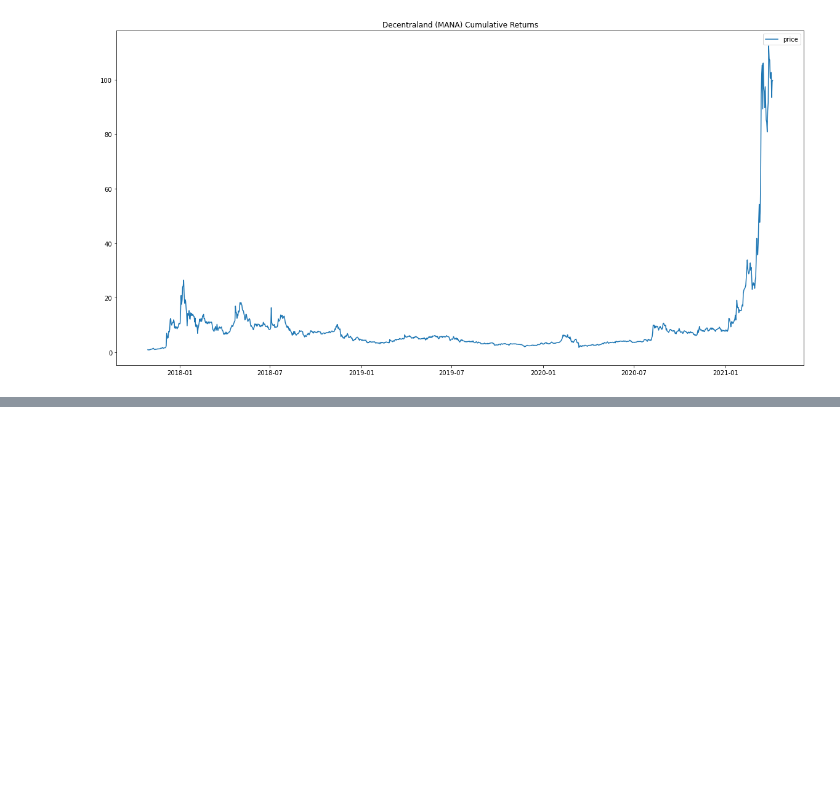
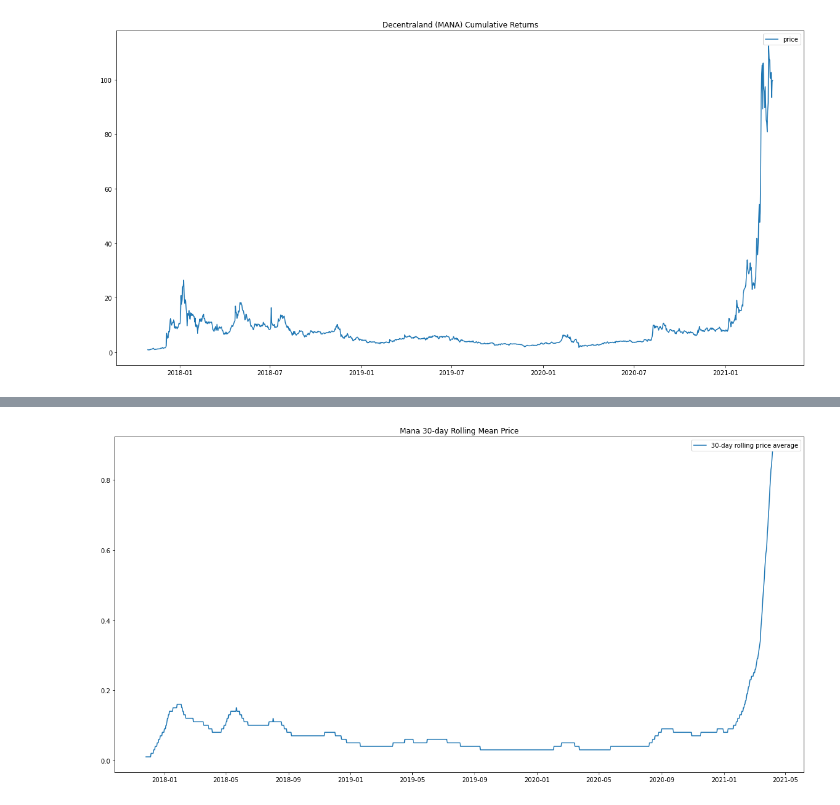
Before and after one commit to Hash3rown/nfty_tree.io, a Jupyter notebook: sandbox/kelso_mana_analysis.ipynb, the cells around one changed output, grey strips where cells are left out. Saved outputs shown, nothing was run; the diff lists cells and outputs as text; code cells hidden in the pictures; blank space fills up the shorter version.

```diff
--- a/sandbox/kelso_mana_analysis.ipynb
+++ b/sandbox/kelso_mana_analysis.ipynb
@@ -94,0 +134,4 @@ mana_cumulative_returns.plot(figsize=[20,10], title="Decentraland (MANA) Cumulat
+# %%
+mana_30d_rolling_mean_price.plot(title="Mana 30-day Rolling Mean Price", figsize=[20, 10]);
+# %% [output]
+[figure, added]
```
Also changed, not shown: parts of 20 cells of this notebook.
